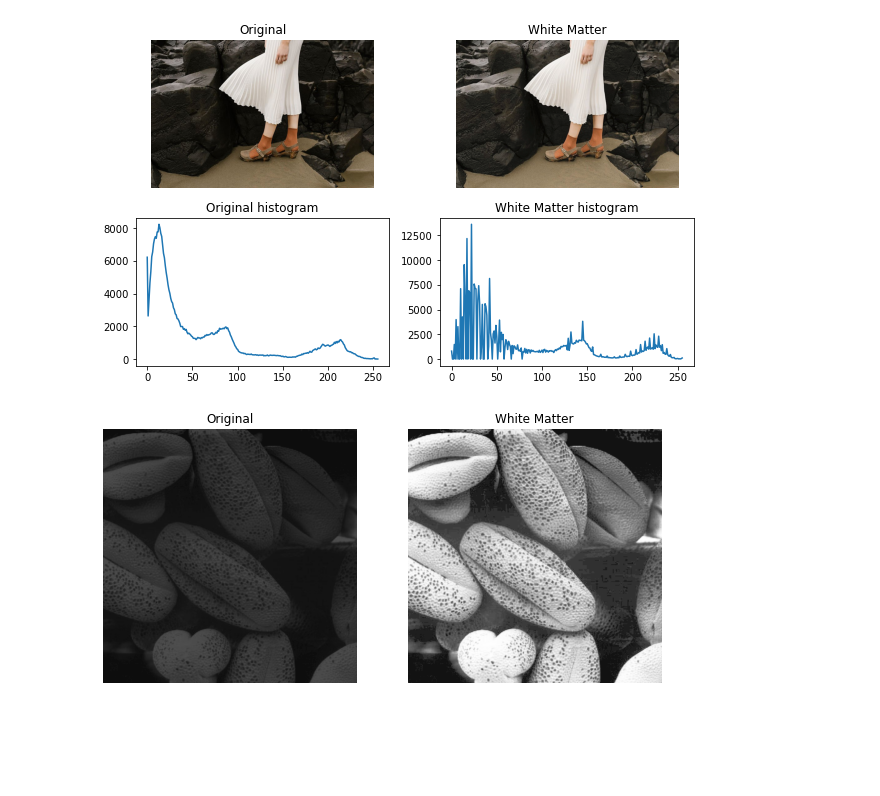
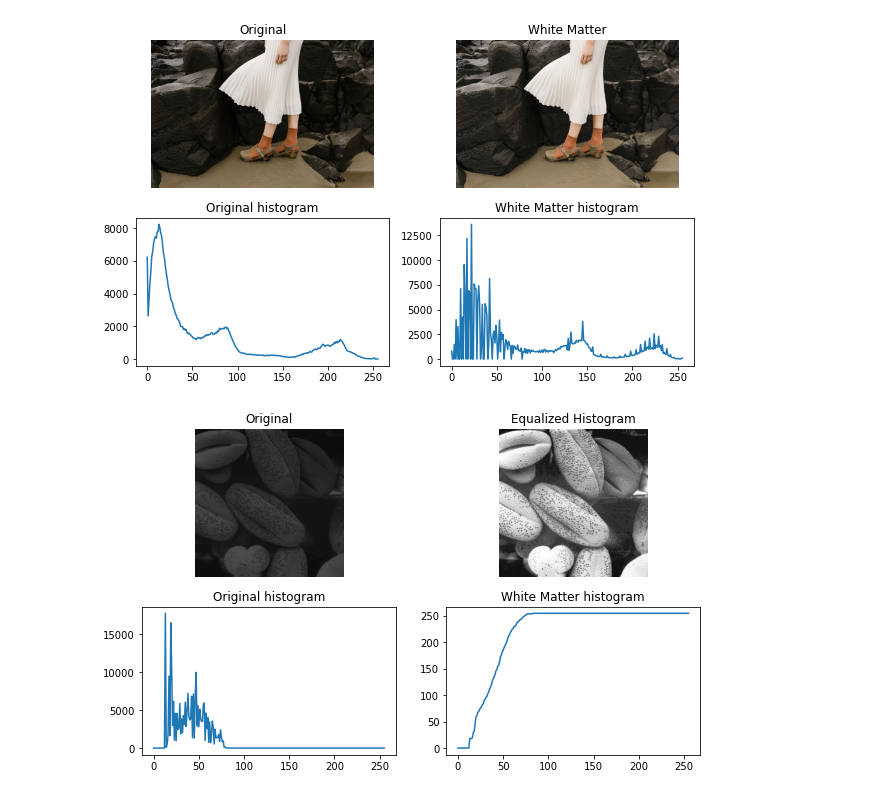
Before and after one commit to Nisitha529/EN2550_ImageProcessingAndMachineVision, a Jupyter notebook: Assignment1/Assignment1.ipynb, the cells around one changed output. Cells and saved outputs as stored; diff of their text form; code cells hidden in the pictures; blank space fills up the shorter version.

```diff
--- a/Assignment1/Assignment1.ipynb
+++ b/Assignment1/Assignment1.ipynb
@@ -113,38 +113,45 @@ def histogram_gen(image):
 
 def equalize_histogram(image):
     hstgrm = histogram_gen(image)
     for i in range(1,len(hstgrm)):
         hstgrm[i] += hstgrm[i-1]
     M = len(image)
     N = len(image[0])
     L = 256
     lookuptable =  list(map(int,(L-1)*hstgrm/(M*N)))
 
     return lookuptable
 
 def equalized_image(image):
     copy = image.copy()
     lookuptable = equalize_histogram(image)
     M = len(image)
     N = len(image[0])
     for i in range(M):
         for j in range(N):
             copy[i][j] = lookuptable[image[i][j]]
     return copy
 
 
 # fig,ax = plt.subplots(1,2,figsize=(10,6))
 # ax[0].plot(histo)
 # ax[1].plot(eql)
 
 output_histo = equalized_image(histo_image)
 
-fig,ax = plt.subplots(1,4,figsize=(10,6))
-ax[0].imshow(cv.cvtColor(histo_image,cv.COLOR_BGR2RGB))
-ax[0].axis('off')
-ax[0].title.set_text('Original')
-ax[1].imshow(cv.cvtColor(output_histo,cv.COLOR_BGR2RGB))
-ax[1].axis('off')
-ax[1].title.set_text('Equalized Histogram')
+original_histogram = histogram_gen(histo_image)
+output_histogram = equalize_histogram(histo_image)
+
+fig,ax = plt.subplots(2,2,figsize=(10,6))
+ax[0][0].imshow(cv.cvtColor(histo_image,cv.COLOR_BGR2RGB))
+ax[0][0].axis('off')
+ax[0][0].title.set_text('Original')
+ax[0][1].imshow(cv.cvtColor(output_histo,cv.COLOR_BGR2RGB))
+ax[0][1].axis('off')
+ax[0][1].title.set_text('Equalized Histogram')
+ax[1][0].plot(original_histogram)
+ax[1][0].title.set_text('Original histogram')
+ax[1][1].plot(output_histogram)
+ax[1][1].title.set_text('White Matter histogram')
 # %% [output]
-[figure, old version]
+[figure, new version]
```
